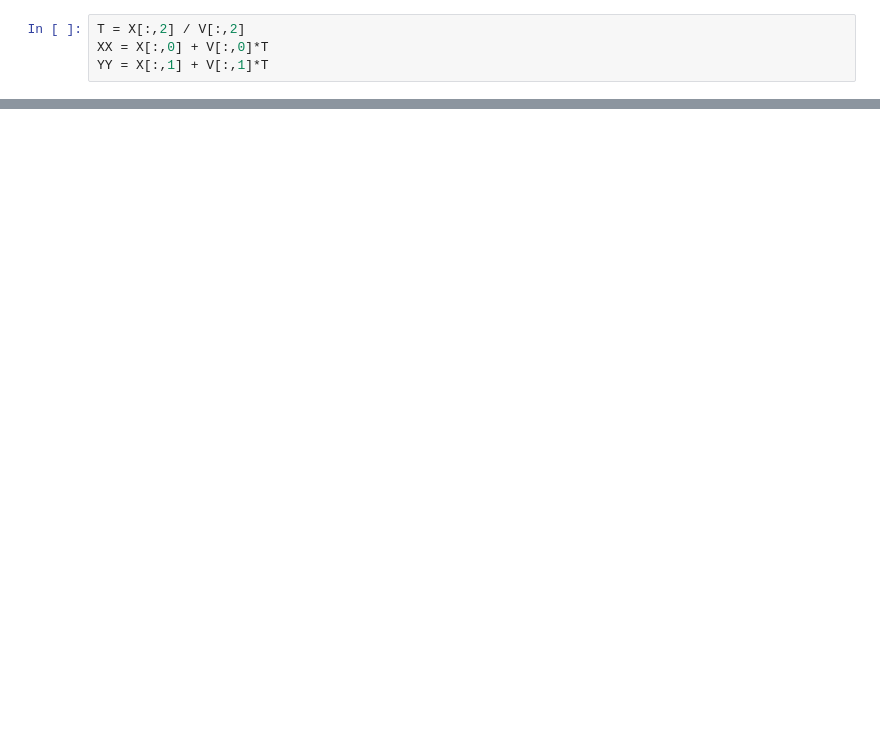
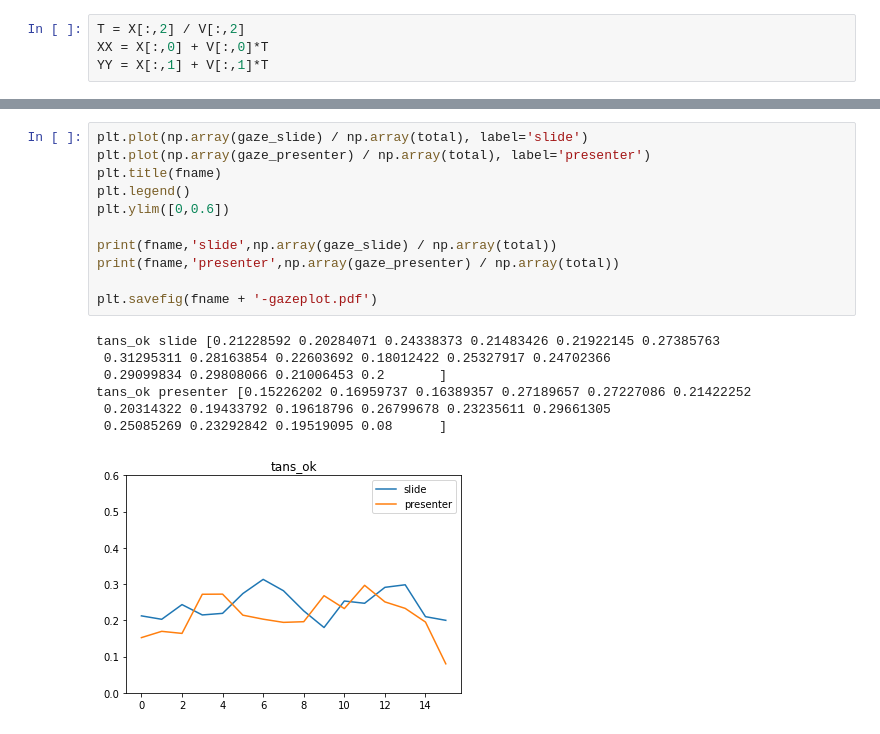
Before and after one commit to nakazawaatsushi/aws-face-recognition, a Jupyter notebook: vp_projection_analysis.ipynb, the cells around one changed output, grey strips where cells are left out. Cells and saved outputs as stored; diff of their text form; blank space fills up the shorter version.

```diff
--- a/vp_projection_analysis.ipynb
+++ b/vp_projection_analysis.ipynb
@@ -83,0 +143,19 @@ plt.show()
+# %%
+plt.plot(np.array(gaze_slide) / np.array(total), label='slide')
+plt.plot(np.array(gaze_presenter) / np.array(total), label='presenter')
+plt.title(fname)
+plt.legend()
+plt.ylim([0,0.6])
+
+print(fname,'slide',np.array(gaze_slide) / np.array(total))
+print(fname,'presenter',np.array(gaze_presenter) / np.array(total))
+
+plt.savefig(fname + '-gazeplot.pdf')
+# %% [output]
+tans_ok slide [0.21228592 0.20284071 0.24338373 0.21483426 0.21922145 0.27385763
+ 0.31295311 0.28163854 0.22603692 0.18012422 0.25327917 0.24702366
+ 0.29099834 0.29808066 0.21006453 0.2       ]
+tans_ok presenter [0.15226202 0.16959737 0.16389357 0.27189657 0.27227086 0.21422252
+ 0.20314322 0.19433792 0.19618796 0.26799678 0.23235611 0.29661305
+ 0.25085269 0.23292842 0.19519095 0.08      ]
+[figure, added]
```
Also changed, not shown: parts of 6 cells of this notebook, 1 other file.
